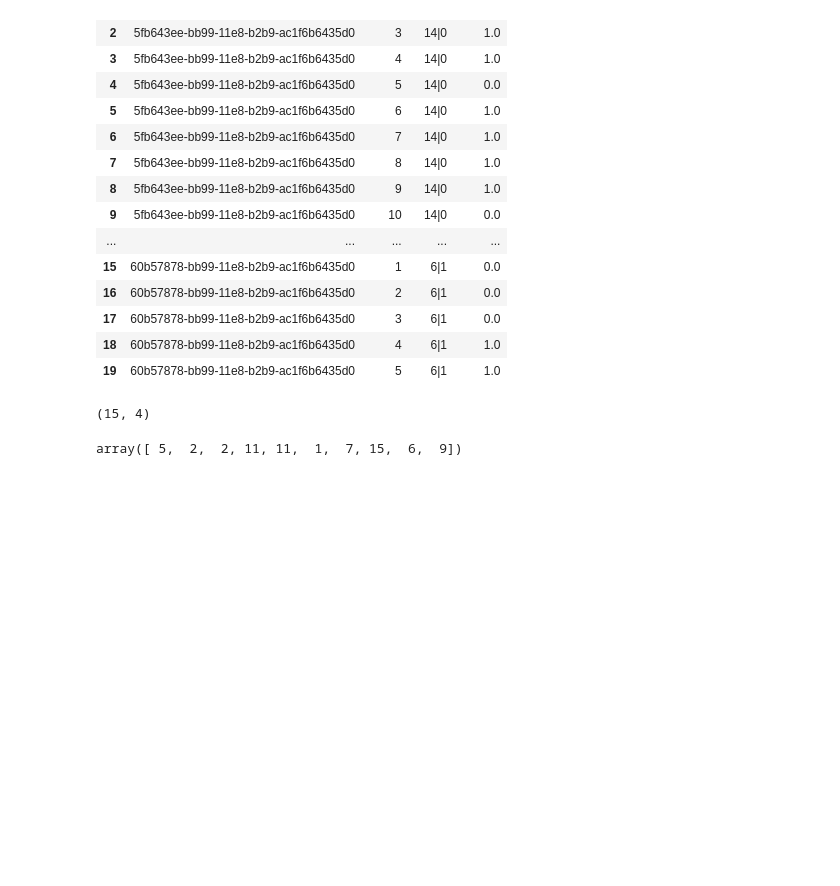
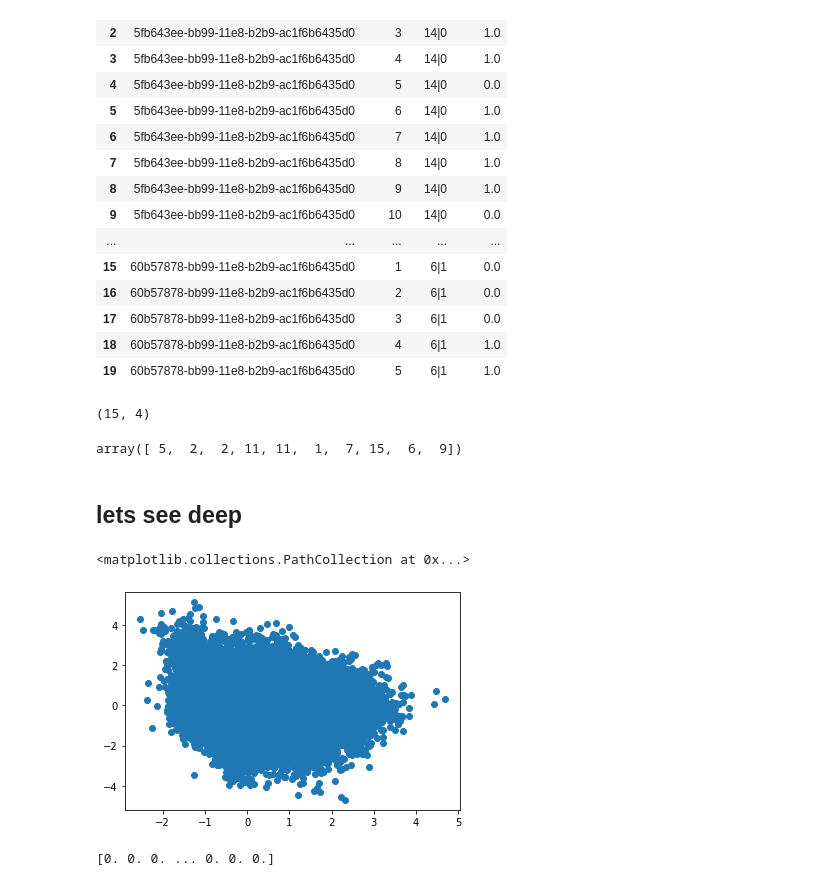
Before and after one commit to yuvaramsingh94/human_protein_atlas, a Jupyter notebook: code/feature_extractor.ipynb, the cells around one changed output. Drawn from its saved outputs; the diff is of its cells as text; code cells hidden in the pictures; blank space fills up the shorter version.

```diff
--- a/code/feature_extractor.ipynb
+++ b/code/feature_extractor.ipynb
@@ -365,3 +365,15 @@ vv.shape
 vv.groupby('cluster').apply(lambda x: x.sample(5,replace=True))['count'].values
 # %% [output]
 array([ 5,  2,  2, 11, 11,  1,  7, 15,  6,  9])
+# %% [markdown]
+## lets see deep
+# %%
+feature_multi = pd.read_csv('../data/cell_feature_extracted_v1.csv')
+# %%
+pca_2d = PCA(n_components=2)
+pca_2d_viz = pca_2d.fit_transform(feature_multi[[str(i) for i in range(1,2048+1)]].values)
+# %%
+plt.scatter(pca_2d_viz[:,0],pca_2d_viz[:,1],)
+# %% [output]
+<matplotlib.collections.PathCollection at 0x...>
+[figure, added]
@@ -367,0 +385,7 @@ array([ 5,  2,  2, 11, 11,  1,  7, 15,  6,  9])
+# %%
+color_arr = np.zeros(pca_2d_viz.shape[0])
+color_arr[np.argwhere(feature_multi["ID"].isin([Expected_id]).values * 1 == 1)] = 1
+print(color_arr)
+#np.argwhere(feature_multi["ID"].isin(['92ba3d92-bba1-11e8-b2b9-ac1f6b6435d0']).values * 1 == 1)
+# %% [output]
+[0. 0. 0. ... 0. 0. 0.]
```
Also changed, not shown: parts of 7 cells of this notebook, 6 other files.
